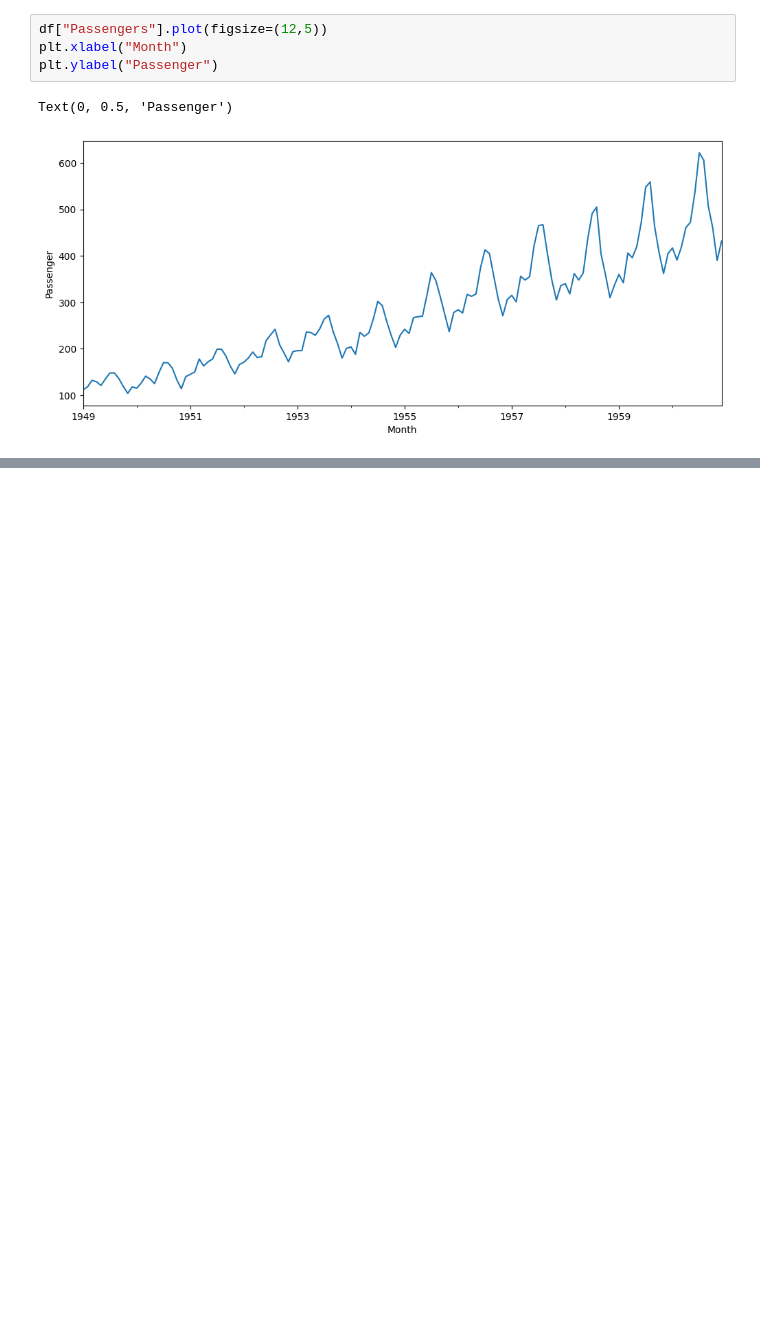
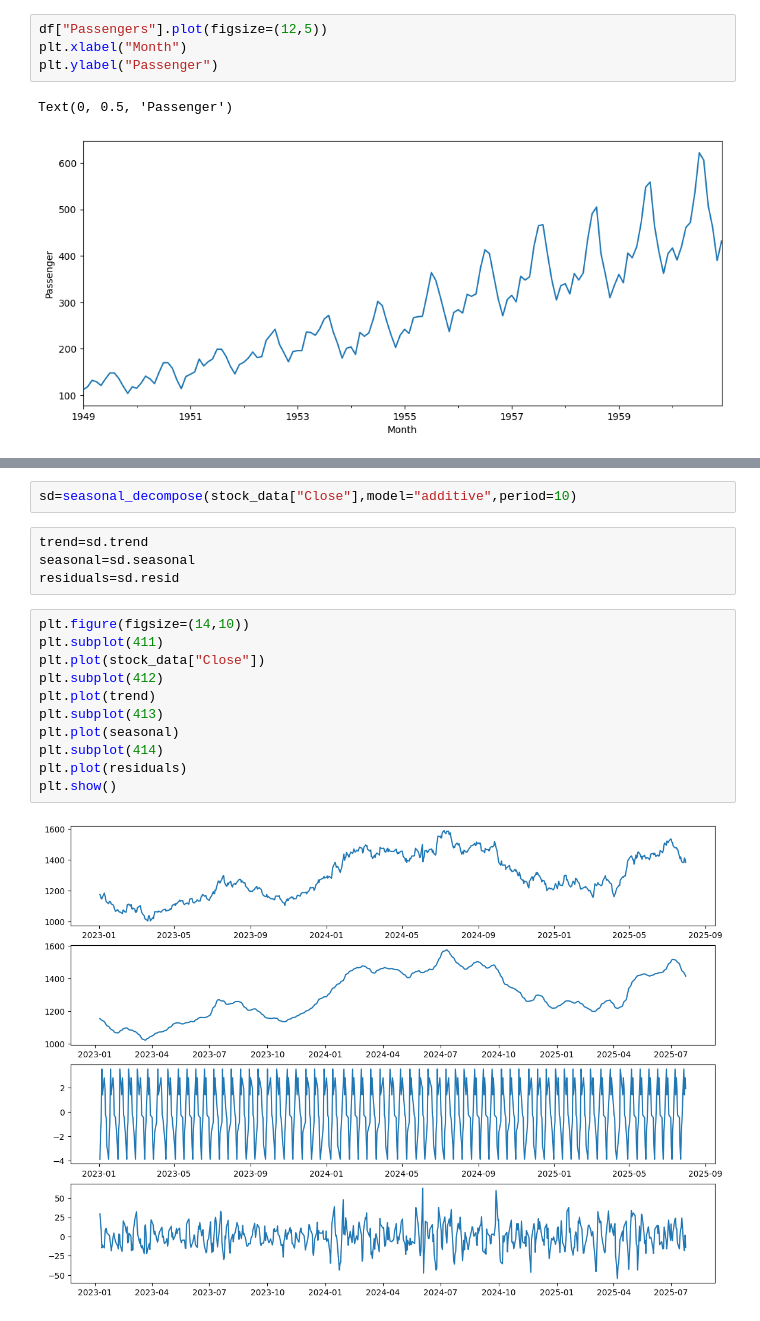
Before and after one commit to shiwani22f1001948-ops/Time_Series_analysis, a Jupyter notebook: classical_decop.ipynb, the cells around one changed output, grey strips where cells are left out. Drawn from its saved outputs; the diff is of its cells as text; blank space fills up the shorter version.

```diff
--- a/classical_decop.ipynb
+++ b/classical_decop.ipynb
@@ -90,0 +159,19 @@ stock_data
+# %%
+sd=seasonal_decompose(stock_data["Close"],model="additive",period=10)
+# %%
+trend=sd.trend
+seasonal=sd.seasonal
+residuals=sd.resid
+# %%
+plt.figure(figsize=(14,10))
+plt.subplot(411)
+plt.plot(stock_data["Close"])
+plt.subplot(412)
+plt.plot(trend)
+plt.subplot(413)
+plt.plot(seasonal)
+plt.subplot(414)
+plt.plot(residuals)
+plt.show()
+# %% [output]
+[figure, added]
```
Also changed, not shown: parts of 19 cells of this notebook, 2 other files.
